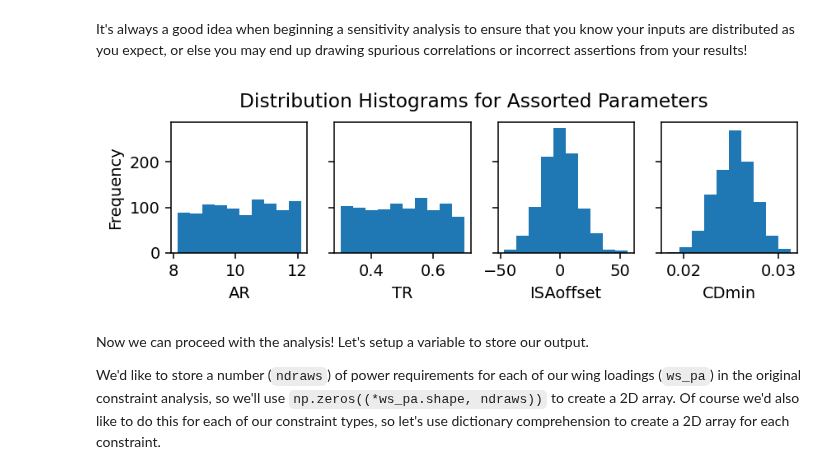
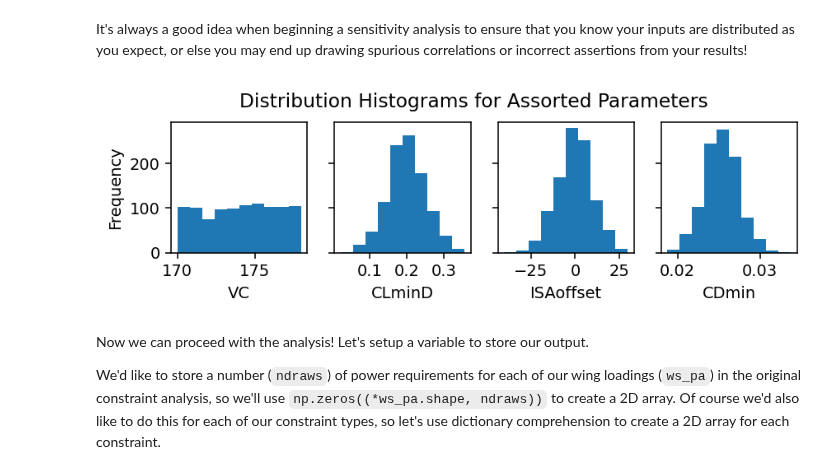
Before and after one commit to yaseen157/ADRpy, a Jupyter notebook: docs/ADRpy/notebooks/Example - Constraint Analysis of the Cirrus SR22.ipynb, the cells around one changed output. Saved outputs shown, nothing was run; the diff lists cells and outputs as text; code cells hidden in the pictures.

```diff
--- a/docs/ADRpy/notebooks/Example - Constraint Analysis of the Cirrus SR22.ipynb
+++ b/docs/ADRpy/notebooks/Example - Constraint Analysis of the Cirrus SR22.ipynb
@@ -32,7 +32,7 @@ nturn = 1 / np.cos(np.radians(60))  # Approx. load factor for 60 degrees of bank
 
 designbrief = {
     "rwyelevation_m": 0.0, "groundrun_m": co.feet2m(1_082),           # Take-off
-    "turnalt_m": 0, "turnspeed_ktas": 100, "stloadfactor": nturn,     # Sustained turn
+    "turnalt_m": 0, "turnspeed_ktas": 101, "stloadfactor": nturn,     # Sustained turn
     "climbalt_m": 0, "climbspeed_kias": 108, 'climbrate_fpm': 1_251,  # Climb
     "cruisealt_m": co.feet2m(10e3), "cruisespeed_ktas": 174,          # Cruise
     "servceil_m": co.feet2m(17_500), "secclimbspd_kias": 95,          # Service Ceiling
@@ -197,26 +202,26 @@ We start with the following distributions
 ndraws = 1_000
 
 # Use NumPy distributions to draw random values
-AR = np.random.uniform(8.12, 12.12, size=ndraws)
-TR = np.random.uniform(0.3, 0.7, size=ndraws)
-ISAoffset = np.random.normal(0, 15, size=ndraws)
+VC = np.random.uniform(170, 178, size=ndraws)
+CLminD = np.random.normal(0.20, 0.05, size=ndraws)
+ISAoffset = np.random.normal(0, 10, size=ndraws)
 CDmin = np.random.normal(0.02541, 0.002, size=ndraws)
 # %% [markdown]
 It's always a good idea when beginning a sensitivity analysis to ensure that you know your inputs are distributed as you expect, or else you may end up drawing spurious correlations or incorrect assertions from your results!
 # %%
 fig, axs = plt.subplots(1, 4, dpi=140, figsize=(7, 1.6), sharey=True)
 fig.suptitle("Distribution Histograms for Assorted Parameters")
 fig.subplots_adjust(top=0.82)
 axs[0].set_ylabel("Frequency")
 
-inputvars = {"AR": AR, "TR": TR, "ISAoffset": ISAoffset, "CDmin": CDmin}
+inputvars = {"VC": VC, "CLminD": CLminD, "ISAoffset": ISAoffset, "CDmin": CDmin}
 for i, (label, data) in enumerate(inputvars.items()):
     axs[i].hist(data)
     axs[i].set_xlabel(label)
 
 plt.show()
 # %% [output]
-[figure, old version]
+[figure, new version]
 # %% [markdown]
 Now we can proceed with the analysis!
 Let's setup a variable to store our output.
```
Also changed, not shown: parts of 17 cells of this notebook, 14 other files.
